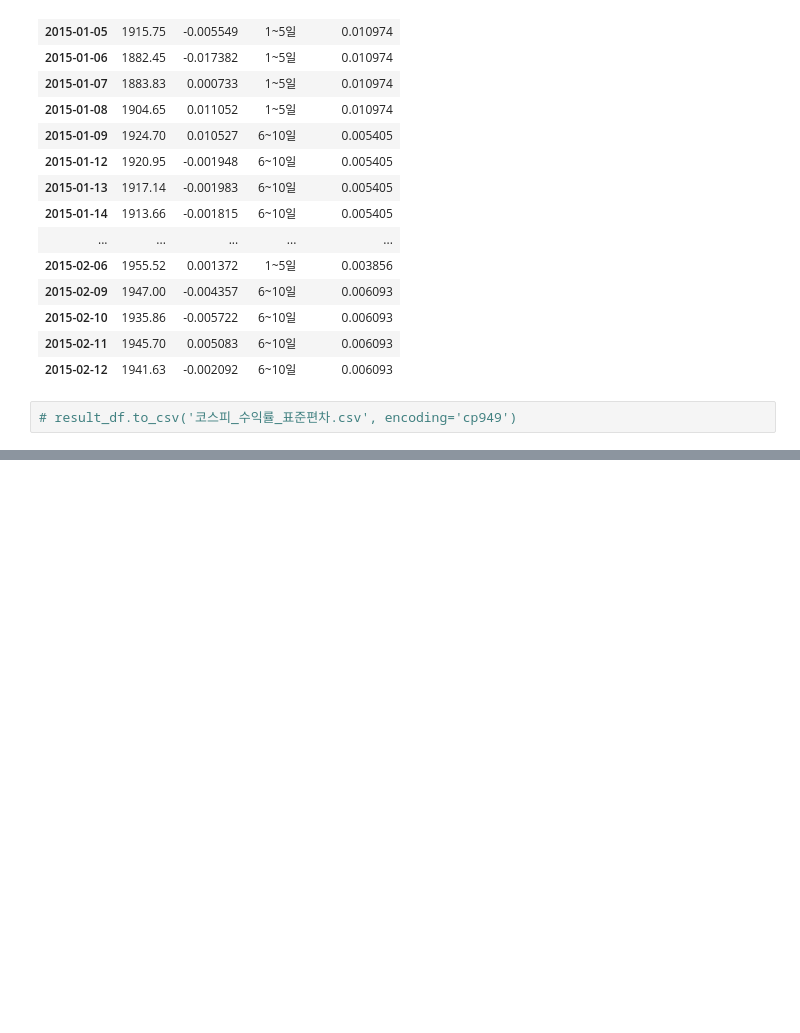
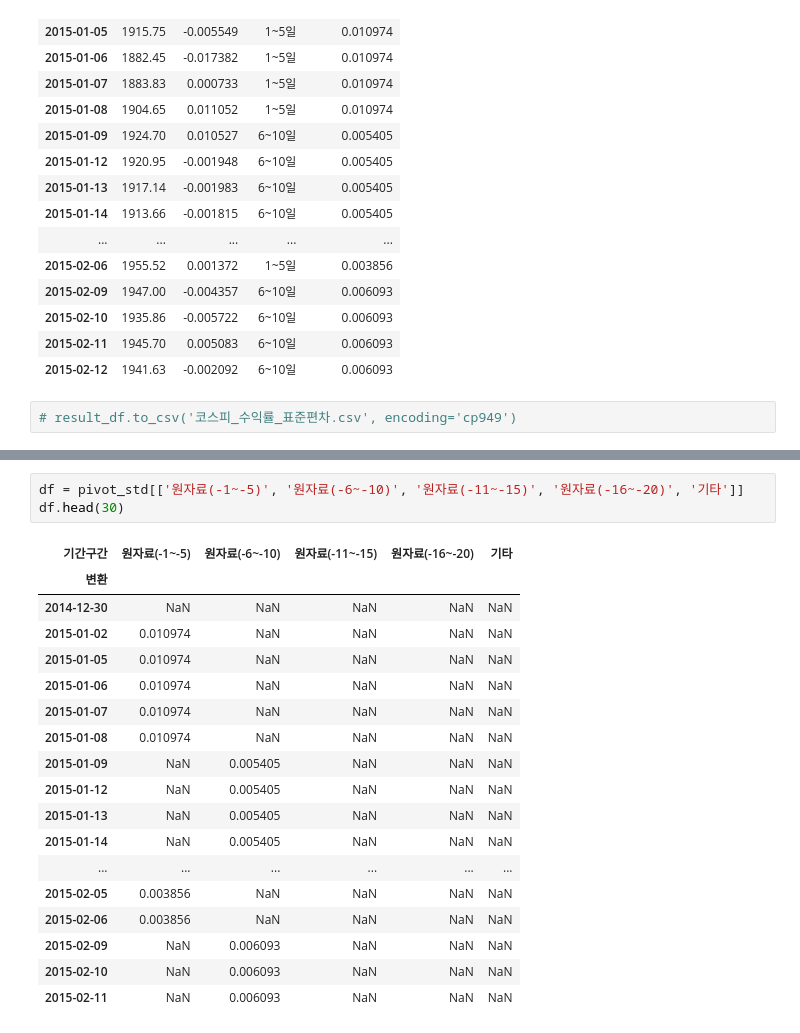
Before and after one commit to UbionProject1-IPO/Project1-2, a Jupyter notebook: notebook/수익률계산.ipynb, the cells around one changed output, grey strips where cells are left out. Saved outputs shown, nothing was run; the diff lists cells and outputs as text; blank space fills up the shorter version.

```diff
--- a/notebook/수익률계산.ipynb
+++ b/notebook/수익률계산.ipynb
@@ -255,0 +337,22 @@ result_df.head(30)
+# %%
+df = pivot_std[['원자료(-1~-5)', '원자료(-6~-10)', '원자료(-11~-15)', '원자료(-16~-20)', '기타']]
+df.head(30)
+# %% [output]
+| 기간구간 | 원자료(-1~-5) | 원자료(-6~-10) | 원자료(-11~-15) | 원자료(-16~-20) | 기타 |
+| 변환 |  |  |  |  |  |
+| 2014-12-30 | NaN | NaN | NaN | NaN | NaN |
+| 2015-01-02 | 0.010974 | NaN | NaN | NaN | NaN |
+| 2015-01-05 | 0.010974 | NaN | NaN | NaN | NaN |
+| 2015-01-06 | 0.010974 | NaN | NaN | NaN | NaN |
+| 2015-01-07 | 0.010974 | NaN | NaN | NaN | NaN |
+| 2015-01-08 | 0.010974 | NaN | NaN | NaN | NaN |
+| 2015-01-09 | NaN | 0.005405 | NaN | NaN | NaN |
+| 2015-01-12 | NaN | 0.005405 | NaN | NaN | NaN |
+| 2015-01-13 | NaN | 0.005405 | NaN | NaN | NaN |
+| 2015-01-14 | NaN | 0.005405 | NaN | NaN | NaN |
+| ... | ... | ... | ... | ... | ... |
+| 2015-02-05 | 0.003856 | NaN | NaN | NaN | NaN |
+| 2015-02-06 | 0.003856 | NaN | NaN | NaN | NaN |
+| 2015-02-09 | NaN | 0.006093 | NaN | NaN | NaN |
+| 2015-02-10 | NaN | 0.006093 | NaN | NaN | NaN |
+| 2015-02-11 | NaN | 0.006093 | NaN | NaN | NaN |
```
Also changed, not shown: parts of 4 cells of this notebook, 3 other files.
